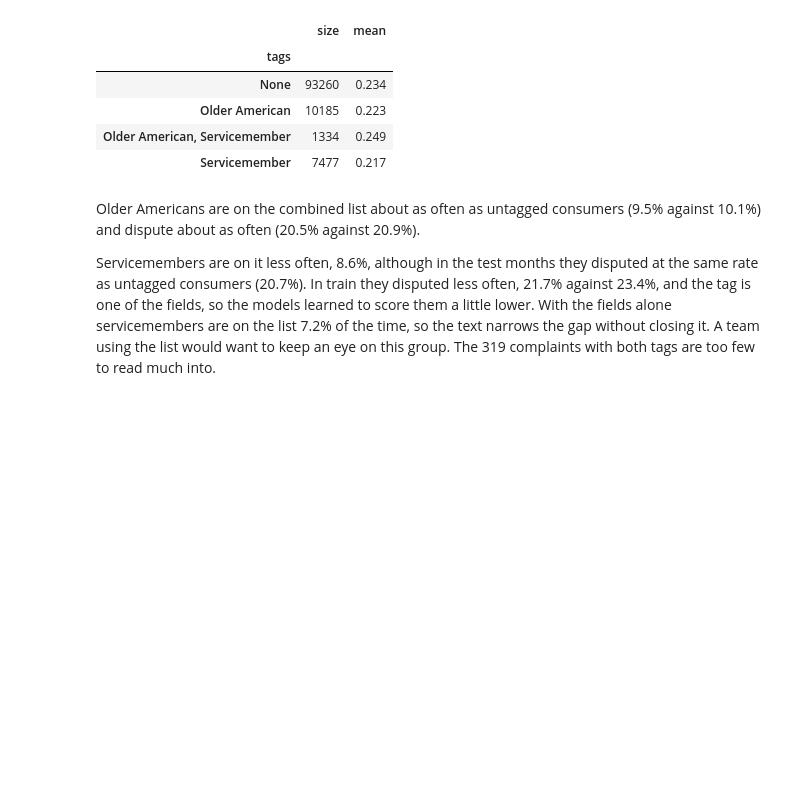
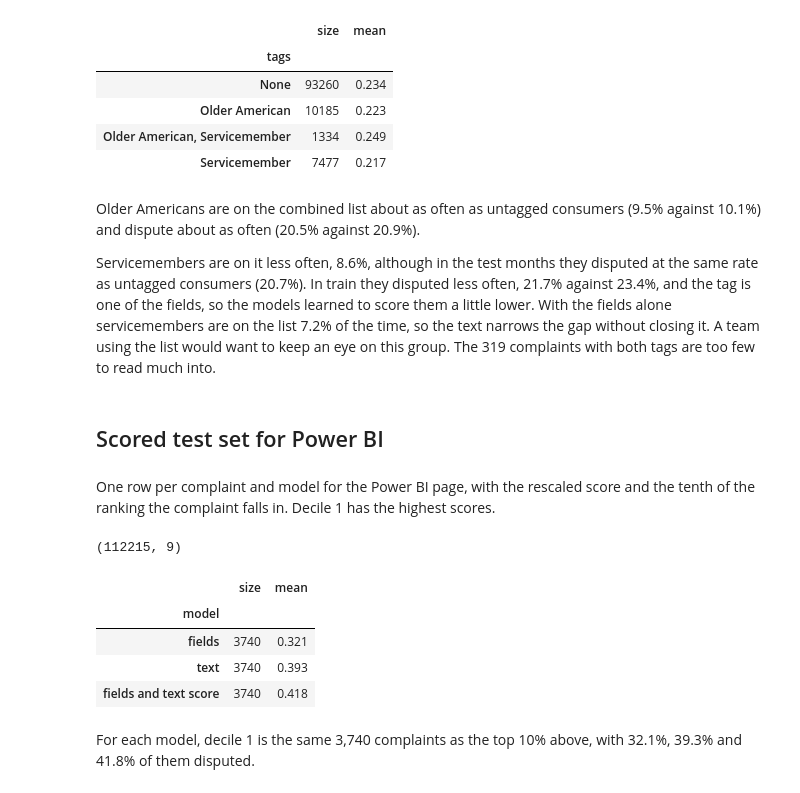
Before and after one commit to Karim0004/complaint-text-classifier, a Jupyter notebook: notebooks/09_decision.ipynb, the cells around one changed output. Cells and saved outputs as stored; diff of their text form; code cells hidden in the pictures; blank space fills up the shorter version.

Commit message:
Power BI page, README section and notes

```diff
--- a/notebooks/09_decision.ipynb
+++ b/notebooks/09_decision.ipynb
@@ -332,3 +332,29 @@ train_narratives.groupby("tags")["disputed"].agg(["size", "mean"]).round(3)
 Older Americans are on the combined list about as often as untagged consumers (9.5% against 10.1%) and dispute about as often (20.5% against 20.9%).
 
 Servicemembers are on it less often, 8.6%, although in the test months they disputed at the same rate as untagged consumers (20.7%). In train they disputed less often, 21.7% against 23.4%, and the tag is one of the fields, so the models learned to score them a little lower. With the fields alone servicemembers are on the list 7.2% of the time, so the text narrows the gap without closing it. A team using the list would want to keep an eye on this group. The 319 complaints with both tags are too few to read much into.
+# %% [markdown]
+## Scored test set for Power BI
+# %% [markdown]
+One row per complaint and model for the Power BI page, with the rescaled score and the tenth of the ranking the complaint falls in. Decile 1 has the highest scores.
+# %%
+frames = []
+for number, name in enumerate(MODELS, start=1):
+    position = test[name].rank(method="first", ascending=False)
+    frames.append(test[["complaint_id", "date_received", "product", "company", "disputed"]].assign(
+        model=LABELS[name], model_no=number, risk=risk_test[name],
+        decile=np.ceil(position / len(test) * 10).astype(int)))
+by_model = pd.concat(frames)
+by_model.to_csv("../data/scored_test_by_model.csv", index=False)
+by_model.shape
+# %% [output]
+(112215, 9)
+# %%
+by_model[by_model["decile"] == 1].groupby("model", sort=False)["disputed"].agg(["size", "mean"]).round(3)
+# %% [output]
+|  | size | mean |
+| model |  |  |
+| fields | 3740 | 0.321 |
+| text | 3740 | 0.393 |
+| fields and text score | 3740 | 0.418 |
+# %% [markdown]
+For each model, decile 1 is the same 3,740 complaints as the top 10% above, with 32.1%, 39.3% and 41.8% of them disputed.
```
Also changed, not shown: 27 other files.
